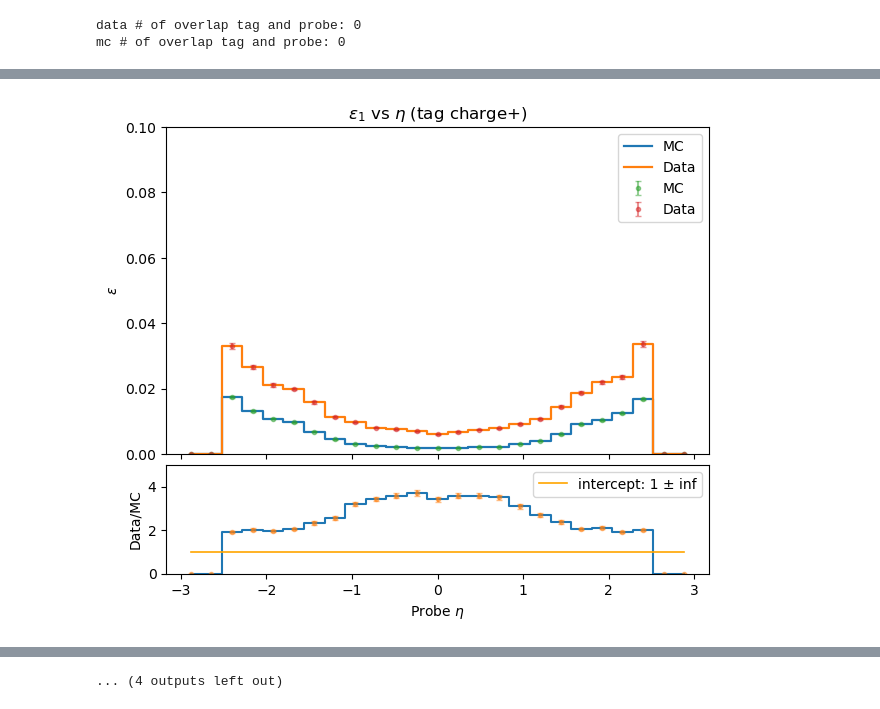
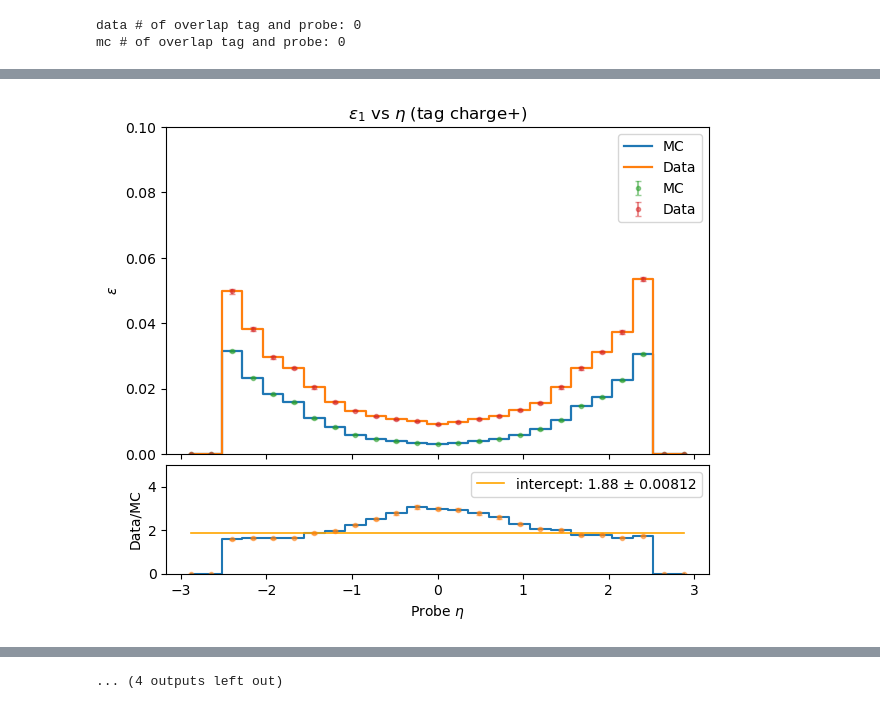
Before and after one commit to XinyiXu03/CMS_Suu_charge_misID, a Jupyter notebook: charge_misID_code/18_12_25_data_MC.ipynb, the cells around one changed output, grey strips where cells are left out. Cells and saved outputs as stored; diff of their text form; code cells hidden in the pictures.

Commit message:
update linear fit
In the ratio plots,  ratio=0 (and ratio_err=0) is assigned for bins with MC = 0.
These bins are also excluded from the constant fit.

```diff
--- a/charge_misID_code/18_12_25_data_MC.ipynb
+++ b/charge_misID_code/18_12_25_data_MC.ipynb
@@ -540,7 +540,7 @@ bins_map = {
      "DY_Bin-2J": "DY_Bin-2J",
 }
 
-i = 0
+i = 1
 
 bad_list = []
 
@@ -554,7 +554,7 @@ for ds_name, bin_key in bins_map.items():
         try:
             run_file(fileset_chunk)
         except ValueError as e:
-            print("bad file! " + str(i))
+            print("Bad file! " + str(i))
             bad_list.append((i, fileset_chunk))
         i += 1
 
@@ -1355,10 +1369,10 @@ plot_eps_data_mc_with_ratio(
     #ε4 = mm  / (pp + mm + pm)
 
 dt_eps1_pt_plus, dt_eps2_pt_plus, dt_eps3_pt_plus, dt_eps4_pt_plus = build_eps_hists(
-    data_pairs, xaxis="probe_pt", probe_region=None, tag_charge="plus", tag_ptbin=None, tag_region="barrel"
+    data_pairs, xaxis="probe_pt", probe_region=None, tag_charge="plus", tag_ptbin=None, tag_region="None"
 )
 mc_eps1_pt_plus, mc_eps2_pt_plus, mc_eps3_pt_plus, mc_eps4_pt_plus = build_eps_hists(
-    mc_pairs, xaxis="probe_pt", probe_region=None, tag_charge="plus", tag_ptbin=None, tag_region="barrel"
+    mc_pairs, xaxis="probe_pt", probe_region=None, tag_charge="plus", tag_ptbin=None, tag_region="None"
 )
 
 plot_eps_data_mc_with_ratio(
@@ -1393,10 +1407,10 @@ plot_eps_data_mc_with_ratio(
 
 
 dt_eps1_eta_plus, dt_eps2_eta_plus, dt_eps3_eta_plus, dt_eps4_eta_plus = build_eps_hists(
-    data_pairs, xaxis="probe_eta", probe_region=None, tag_charge="plus", tag_ptbin=None, tag_region="barrel"
+    data_pairs, xaxis="probe_eta", probe_region=None, tag_charge="plus", tag_ptbin=None, tag_region="None"
 )
 mc_eps1_eta_plus, mc_eps2_eta_plus, mc_eps3_eta_plus, mc_eps4_eta_plus = build_eps_hists(
-    mc_pairs, xaxis="probe_eta", probe_region=None, tag_charge="plus", tag_ptbin=None, tag_region="barrel"
+    mc_pairs, xaxis="probe_eta", probe_region=None, tag_charge="plus", tag_ptbin=None, tag_region="None"
 )
 
 plot_eps_data_mc_with_ratio(
@@ -1430,10 +1444,10 @@ plot_eps_data_mc_with_ratio(
 
 
 dt_eps1_pt_minus, dt_eps2_pt_minus, dt_eps3_pt_minus, dt_eps4_pt_minus = build_eps_hists(
-    data_pairs, xaxis="probe_pt", probe_region=None, tag_charge="minus", tag_ptbin=None, tag_region="barrel"
+    data_pairs, xaxis="probe_pt", probe_region=None, tag_charge="minus", tag_ptbin=None, tag_region="None"
 )
 mc_eps1_pt_minus, mc_eps2_pt_minus, mc_eps3_pt_minus, mc_eps4_pt_minus = build_eps_hists(
-    mc_pairs, xaxis="probe_pt", probe_region=None, tag_charge="minus", tag_ptbin=None, tag_region="barrel"
+    mc_pairs, xaxis="probe_pt", probe_region=None, tag_charge="minus", tag_ptbin=None, tag_region="None"
 )
 
 plot_eps_data_mc_with_ratio(
@@ -1467,10 +1481,10 @@ plot_eps_data_mc_with_ratio(
 
 
 dt_eps1_eta_minus, dt_eps2_eta_minus, dt_eps3_eta_minus, dt_eps4_eta_minus = build_eps_hists(
-    data_pairs, xaxis="probe_eta", probe_region=None, tag_charge="minus", tag_ptbin=None, tag_region="barrel"
+    data_pairs, xaxis="probe_eta", probe_region=None, tag_charge="minus", tag_ptbin=None, tag_region="None"
 )
 mc_eps1_eta_minus, mc_eps2_eta_minus, mc_eps3_eta_minus, mc_eps4_eta_minus = build_eps_hists(
-    mc_pairs, xaxis="probe_eta", probe_region=None, tag_charge="minus", tag_ptbin=None, tag_region="barrel"
+    mc_pairs, xaxis="probe_eta", probe_region=None, tag_charge="minus", tag_ptbin=None, tag_region="None"
 )
 
 plot_eps_data_mc_with_ratio(
@@ -1509 +1523 @@ plot_eps_data_mc_with_ratio(
-[figure, old version]
+[figure, new version]
```
Also changed, not shown: parts of 7 cells of this notebook.
